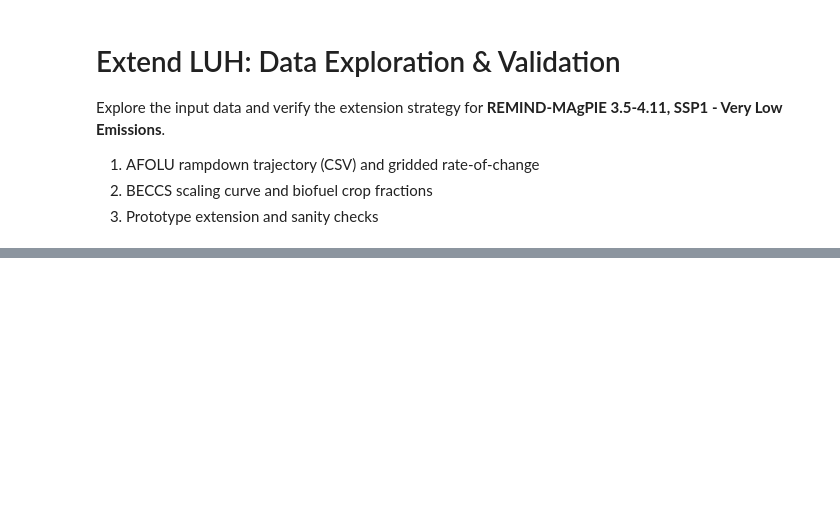
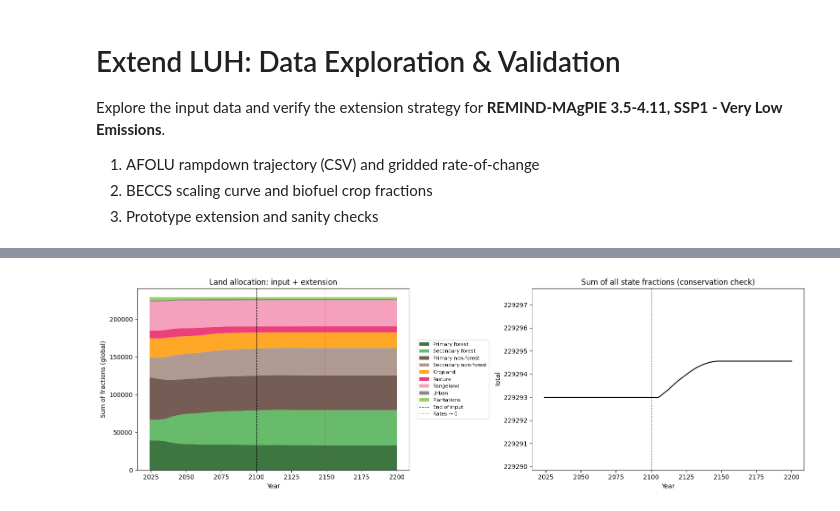
Before and after one commit to benmsanderson/extend-luh, a Jupyter notebook: notebooks/01_explore.ipynb, the cells around one changed output, grey strips where cells are left out. Cells and saved outputs as stored; diff of their text form; code cells hidden in the pictures; blank space fills up the shorter version.

Commit message:
global extensions prototype

```diff
--- a/notebooks/01_explore.ipynb
+++ b/notebooks/01_explore.ipynb
@@ -65 +104,69 @@ for v in cfg.STATE_VARS:
+# %%
+# Stacked area plot: input period + extension
+import importlib, src.extend
+importlib.reload(src.extend)
+from src.extend import extend_states as _extend_states
+
+ext_yrs_area = np.arange(2101, 2201)
+ext = _extend_states(vals, rates, ext_yrs_area)
+
+years_in = np.arange(2024, 2101)
+all_years = np.concatenate([years_in, ext_yrs_area])
+
+groups = {
+    'Primary forest':       ['primf'],
+    'Secondary forest':     ['secdf'],
+    'Primary non-forest':   ['primn'],
+    'Secondary non-forest': ['secdn'],
+    'Cropland':             ['c3ann', 'c3nfx', 'c3per', 'c4ann', 'c4per'],
+    'Pasture':              ['pastr'],
+    'Rangeland':            ['range'],
+    'Urban':                ['urban'],
+    'Plantations':          ['pltns'],
+}
+
+colors = ['#1b5e20', '#4caf50', '#5d4037', '#a1887f',
+          '#ff9800', '#e91e63', '#f48fb1', '#757575', '#8bc34a']
+
+# Build timeseries: input from ds_states, extension from ext dict
+group_sums = {}
+for label, varlist in groups.items():
+    hist_ts = np.array([
+        sum(np.nansum(ds_states[v].isel(time=t).values) for v in varlist)
+        for t in range(len(years_in))
+    ])
+    ext_ts = np.array([
+        sum(np.nansum(ext[v][t]) for v in varlist)
+        for t in range(len(ext_yrs_area))
+    ])
+    group_sums[label] = np.concatenate([hist_ts, ext_ts])
+
+fig, axes = plt.subplots(1, 2, figsize=(16, 5))
+
+# Left: stacked area spanning input + extension
+ax = axes[0]
+labels = list(groups.keys())
+data = np.array([group_sums[l] for l in labels])
+ax.stackplot(all_years, data, labels=labels, colors=colors, alpha=0.85)
+ax.axvline(cfg.YR_END_INPUT, color='k', ls='--', lw=0.8, label='End of input')
+ax.axvline(cfg.YR_AFOLU_ZERO, color='r', ls=':', lw=0.8, label='Rates → 0')
+ax.set_xlabel('Year'); ax.set_ylabel('Sum of fractions (global)')
+ax.set_title('Land allocation: input + extension')
+ax.legend(loc='center left', bbox_to_anchor=(1.02, 0.5), fontsize=8)
+
+# Right: total sum — conservation check across the join
+ax = axes[1]
+total = data.sum(axis=0)
+ax.plot(all_years, total, 'k-', lw=1.5)
+ax.axvline(cfg.YR_END_INPUT, color='k', ls='--', lw=0.8)
+ax.set_xlabel('Year'); ax.set_ylabel('Total')
+ax.set_title('Sum of all state fractions (conservation check)')
+ax.ticklabel_format(useOffset=False)
+ymin, ymax = total.min(), total.max()
+margin = max(ymax - ymin, 0.01) * 2
+ax.set_ylim(ymin - margin, ymax + margin)
+
+plt.tight_layout(); plt.show()
+# %% [output]
+[figure, added]
 # %% [markdown]
```
Also changed, not shown: parts of 10 cells of this notebook, 1 other file.
